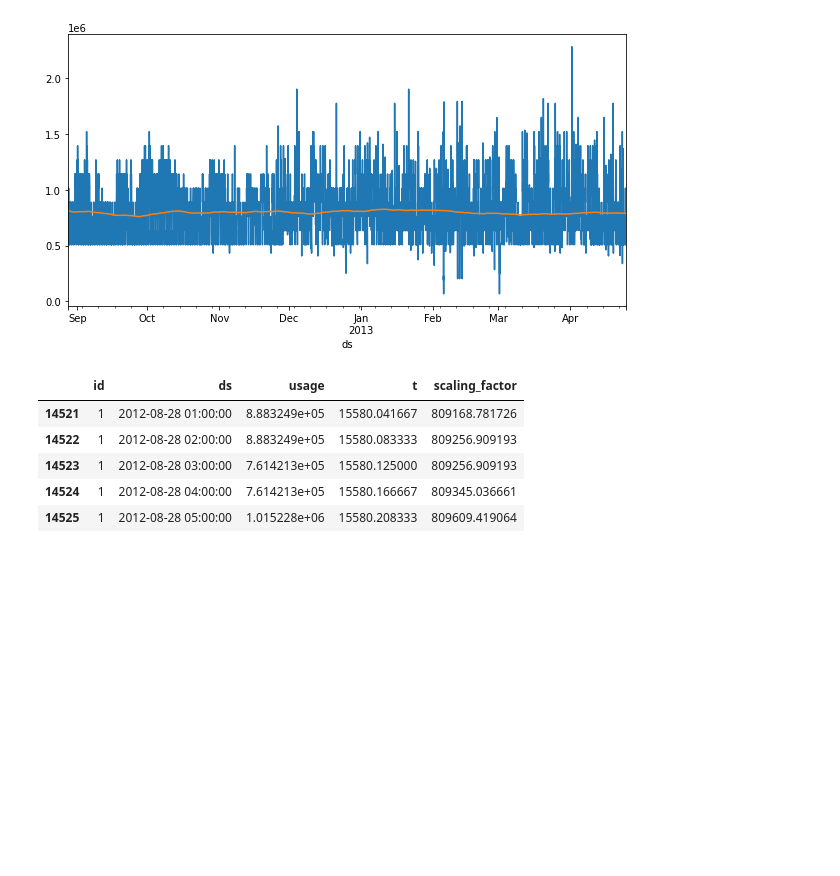
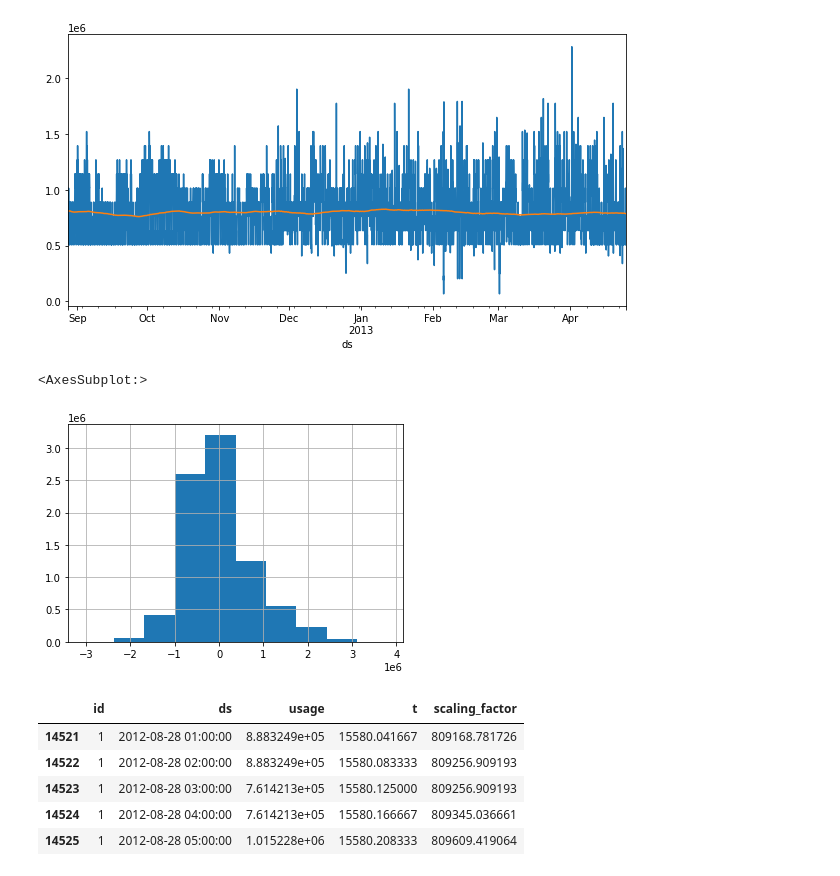
Before and after one commit to dantegates/keras-prophet, a Jupyter notebook: keras-prophet.ipynb, the cells around one changed output. Drawn from its saved outputs; the diff is of its cells as text; code cells hidden in the pictures; blank space fills up the shorter version.

```diff
--- a/keras-prophet.ipynb
+++ b/keras-prophet.ipynb
@@ -128,6 +134,11 @@ df.iloc[:60 * 24 * 4].set_index('ds').scaling_factor.plot()
 # %% [output]
 <AxesSubplot:xlabel='ds'>
 [figure]
+# %%
+(df.usage - df.scaling_factor).hist()
+# %% [output]
+<AxesSubplot:>
+[figure, added]
 # %%
 df.head()
 # %% [output]
```
Also changed, not shown: parts of 17 cells of this notebook, 2 other files.
